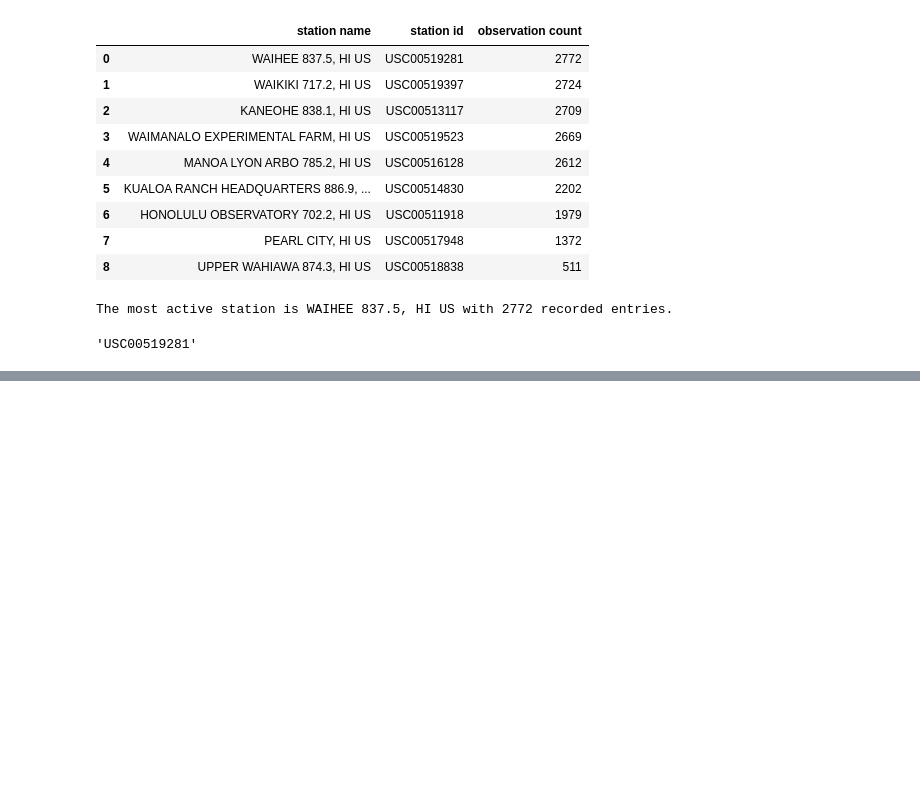
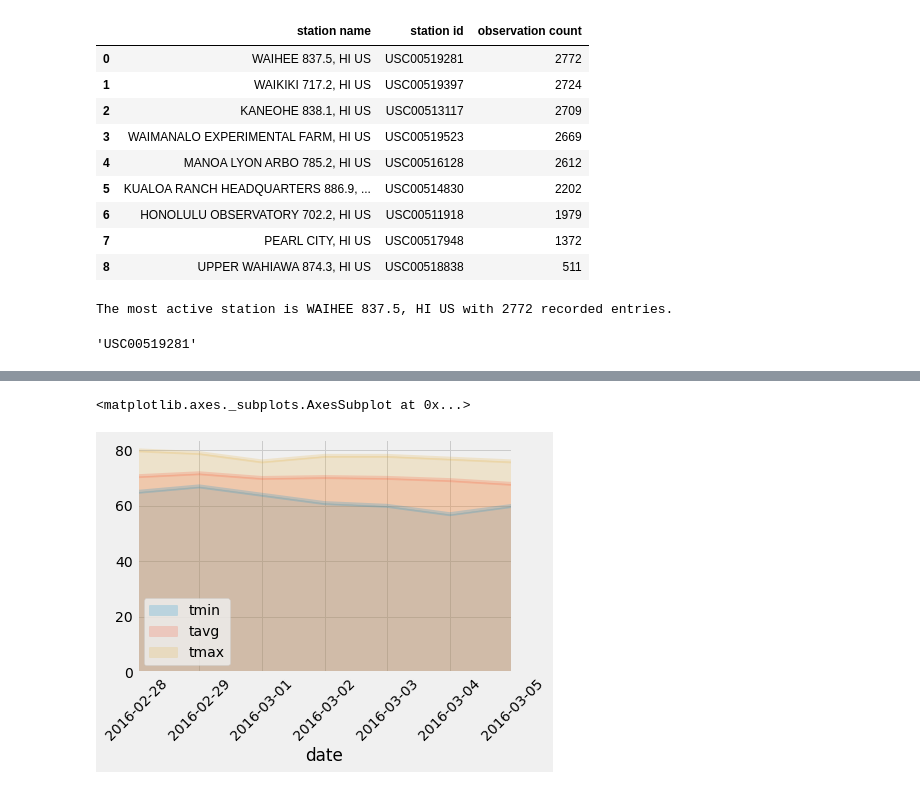
Before and after one commit to beckykwarren/sqlalchemy-challenge, a Jupyter notebook: main.ipynb, the cells around one changed output, grey strips where cells are left out. Cells and saved outputs as stored; diff of their text form; code cells hidden in the pictures; blank space fills up the shorter version.

```diff
--- a/main.ipynb
+++ b/main.ipynb
@@ -135,0 +216,16 @@ plt.show()
+# %%
+def daily_normals(date):
+    """Daily Normals.
+
+    Args:
+        date (str): A date string in the format '%m-%d'
+
+    Returns:
+        A list of tuples containing the daily normals, tmin, tavg, and tmax
+
+    """
+
+    sel = [func.min(Measurement.tobs), func.avg(Measurement.tobs), func.max(Measurement.tobs)]
+    return session.query(*sel).filter(func.strftime("%m-%d", Measurement.date) == date).all()
+
+daily_normals("01-01")
@@ -135,0 +238,15 @@ plt.show()
+# %%
+sdate = dt.datetime.strptime(start,"%Y-%m-%d").date()   # start date
+edate = dt.datetime.strptime(end,"%Y-%m-%d").date()   # end date
+delta = edate - sdate       # as timedelta
+
+normals_on_hol = []
+for i in range(delta.days + 1):
+    day = sdate + timedelta(days=i)
+    short_day = f"{day.strftime('%m')}-{day.strftime('%d')}"
+    tvals = daily_normals(short_day)
+    tvals2 = [day, tvals[0][0], tvals[0][1], tvals[0][2]]
+    normals_on_hol.append(tvals2)
+
+normals_on_hol_df = pd.DataFrame(normals_on_hol,columns = ["date","tmin", "tavg","tmax"]).set_index('date')
+normals_on_hol_df
@@ -135,0 +263,5 @@ plt.show()
+# %%
+normals_on_hol_df.plot.area(stacked=False, alpha = 0.2, rot=45 )
+# %% [output]
+<matplotlib.axes._subplots.AxesSubplot at 0x...>
+[figure, added]
```
Also changed, not shown: parts of 12 cells of this notebook.
